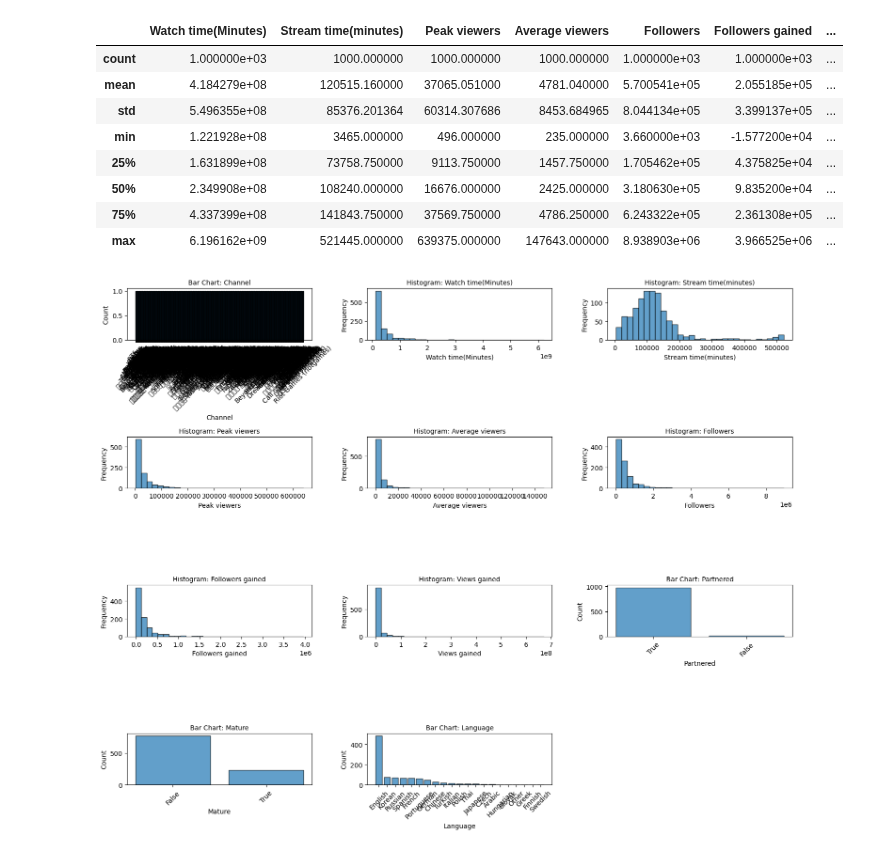
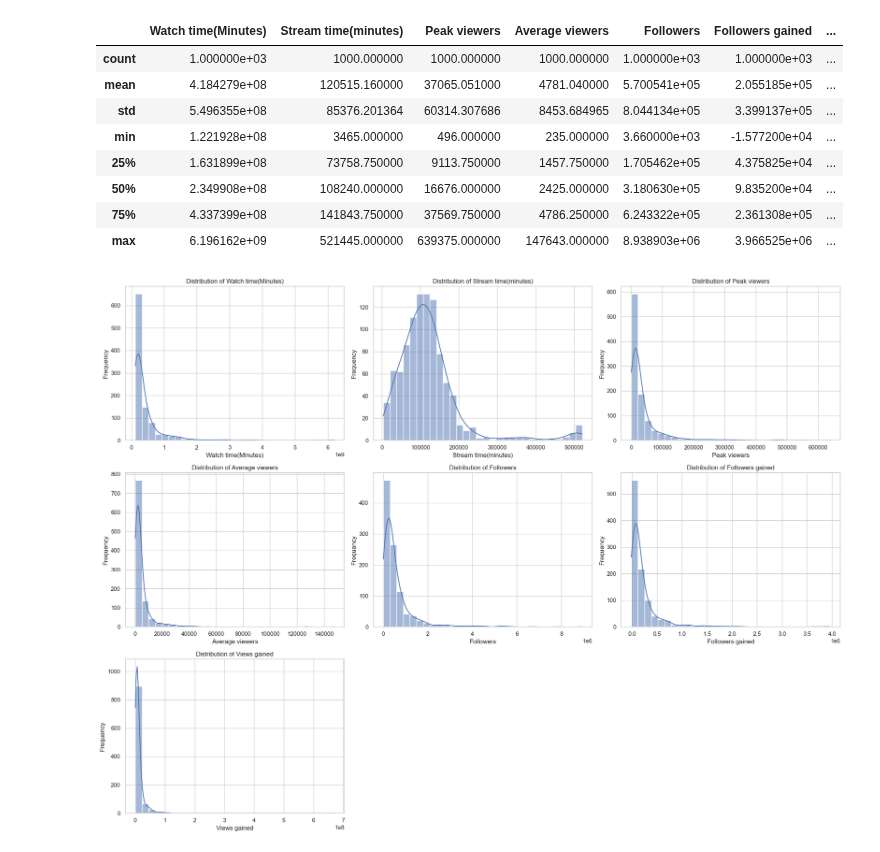
Before and after one commit to datasheng/CSC460_Anour_Ibrahim, a Jupyter notebook: hw4/eda.ipynb, the cells around one changed output. Saved outputs shown, nothing was run; the diff lists cells and outputs as text; code cells hidden in the pictures.

Commit message:
more visuals

```diff
--- a/hw4/eda.ipynb
+++ b/hw4/eda.ipynb
@@ -47,34 +52,22 @@ df.describe()
 | 50% | 2.349908e+08 | 108240.000000 | 16676.000000 | 2425.000000 | 3.180630e+05 | 9.835200e+04 | ... |
 | 75% | 4.337399e+08 | 141843.750000 | 37569.750000 | 4786.250000 | 6.243322e+05 | 2.361308e+05 | ... |
 | max | 6.196162e+09 | 521445.000000 | 639375.000000 | 147643.000000 | 8.938903e+06 | 3.966525e+06 | ... |
-# %%
-# Create 1-dimensional histograms for each variable
-plt.figure(figsize=(15, 12))
-
-# Get all columns (both numerical and categorical)
-all_columns = df.columns.tolist()
-
-# Create subplots for each column
-for i, column in enumerate(all_columns, 1):
-    plt.subplot(4, 3, i)  # 4x3 grid layout
-
-    # Check if column is numerical or categorical
-    if df[column].dtype in ['int64', 'float64']:
-        # For numerical columns, create histogram
-        plt.hist(df[column], bins=30, alpha=0.7, edgecolor='black')
-        plt.title(f'Histogram: {column}', fontsize=10)
-        plt.xlabel(column)
-        plt.ylabel('Frequency')
-    else:
-        # For categorical columns, create bar plot of value counts
-        value_counts = df[column].value_counts()
-        plt.bar(range(len(value_counts)), value_counts.values, alpha=0.7, edgecolor='black')
-        plt.title(f'Bar Chart: {column}', fontsize=10)
-        plt.xlabel(column)
-        plt.ylabel('Count')
-        plt.xticks(range(len(value_counts)), value_counts.index, rotation=45)
-
-plt.tight_layout()
-plt.show()
-# %% [output]
-[figure, removed]
+# %%
+sns.set(style="whitegrid")
+
+# Select only numeric columns
+numeric_cols = df.select_dtypes(include=[np.number]).columns
+
+# Create histograms for all numeric variables
+plt.figure(figsize=(20, 15))
+for i, col in enumerate(numeric_cols, 1):
+    plt.subplot(3, 3, i)  # Adjust grid size depending on number of variables
+    sns.histplot(df[col], kde=True, bins=30)
+    plt.title(f'Distribution of {col}', fontsize=12)
+    plt.xlabel(col)
+    plt.ylabel('Frequency')
+
+plt.tight_layout()
+plt.show()
+# %% [output]
+[figure, added]
```
Also changed, not shown: parts of 2 cells of this notebook.
